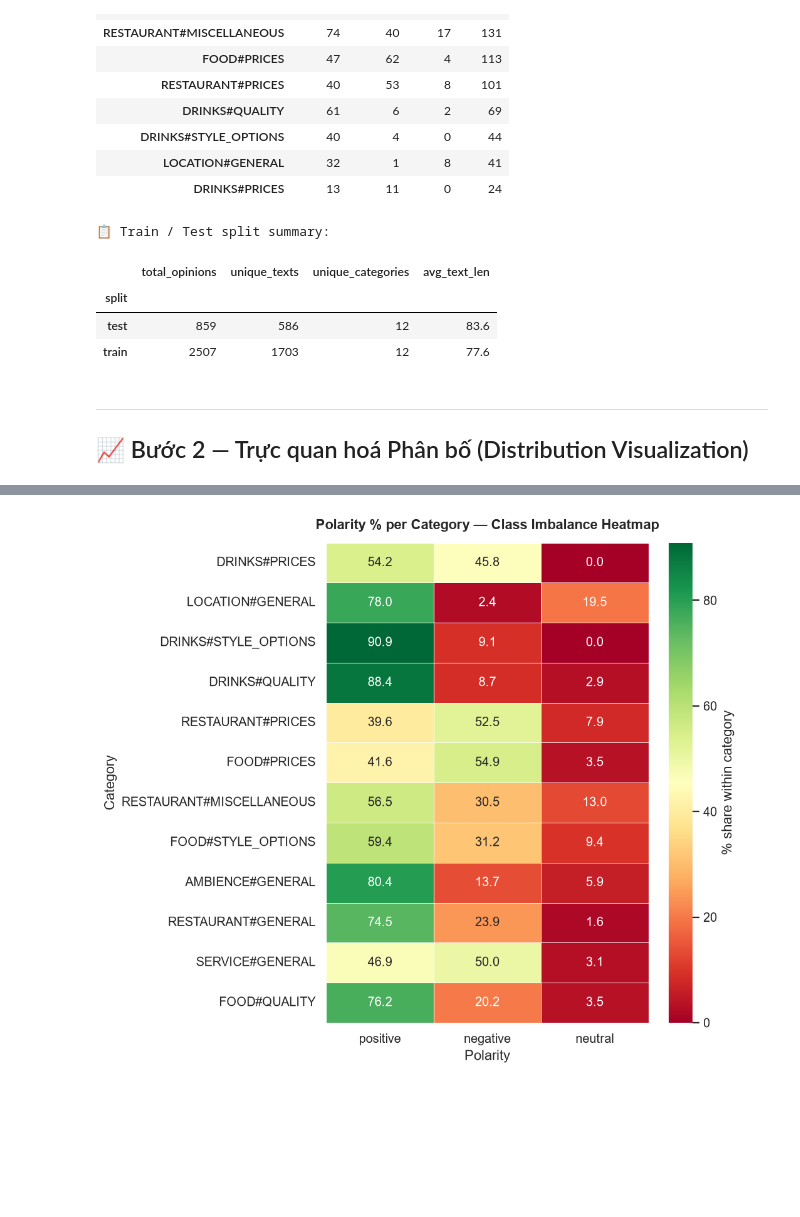
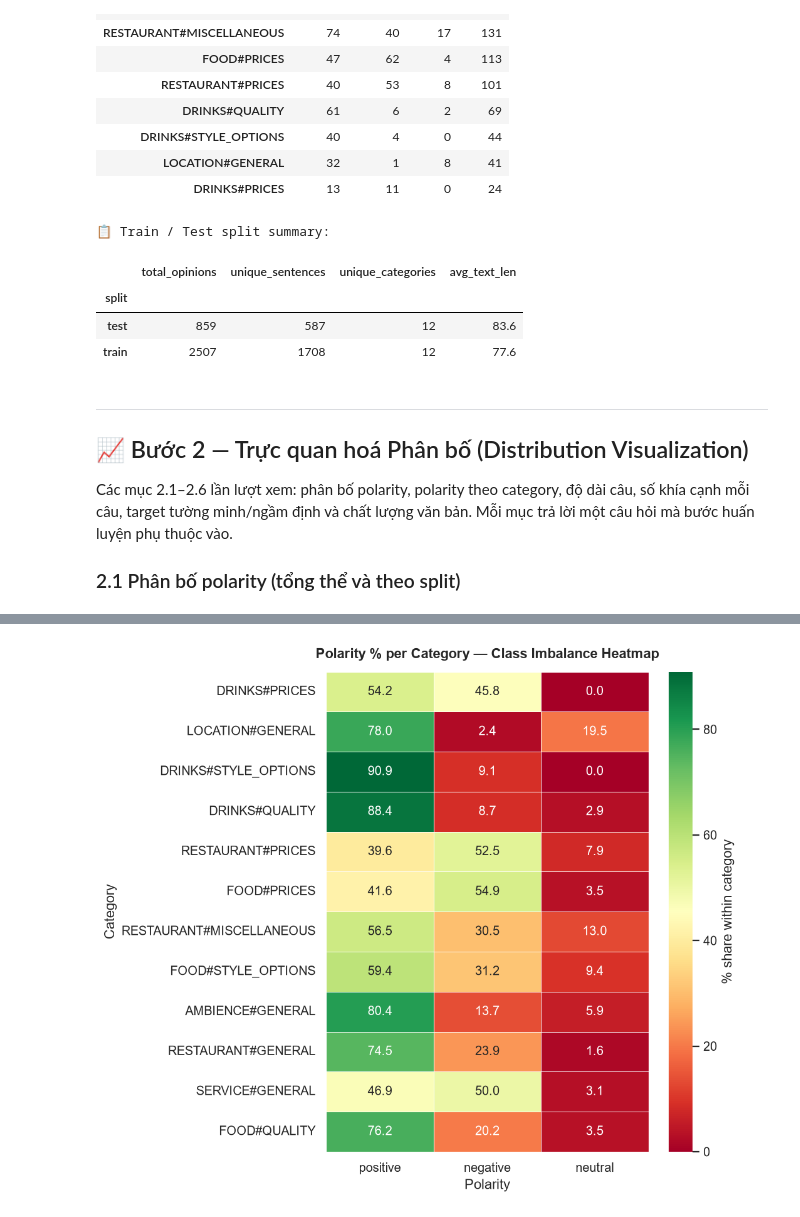
Before and after one commit to TranHoangDatSC/Data-Analysis-Laboratory, a Jupyter notebook: Natural-Language-Processing/Final-Project/notebooks/01_eda_res16.ipynb, the cells around one changed output, grey strips where cells are left out. Saved outputs shown, nothing was run; the diff lists cells and outputs as text; code cells hidden in the pictures; blank space fills up the shorter version.

```diff
--- a/Natural-Language-Processing/Final-Project/notebooks/01_eda_res16.ipynb
+++ b/Natural-Language-Processing/Final-Project/notebooks/01_eda_res16.ipynb
@@ -57,12 +59,13 @@ print(f'Test : {len(df_test_raw):,} opinions · {df_test_raw.rid.nunique()} revi
 Train: 2,507 opinions · 349 reviews · 1,708 câu có nhãn
 Test : 859 opinions · 90 reviews · 587 câu có nhãn
 # %%
-# ── Cell 3: Chuẩn hoá thành flat DataFrame ─────────────────────────────────
+# ── Cell 3: Chuẩn hoá thành flat DataFrame ────────────────────────────────
 def to_flat(raw, split_label):
     out = raw.rename(columns={'sentence': 'text'}).copy()
     out['split'] = split_label
     out['text_len'] = out['text'].str.len()
-    return out[['split', 'rid', 'sid', 'text', 'category', 'polarity', 'target', 'text_len']]
+    out['sent_key'] = split_label + '|' + out['rid'].astype(str) + '|' + out['sid'].astype(str)   # định danh câu = (split, review, câu)
+    return out[['split', 'rid', 'sid', 'sent_key', 'text', 'category', 'polarity', 'target', 'text_len']]
 
 df_train = to_flat(df_train_raw, 'train')
 df_test  = to_flat(df_test_raw,  'test')
@@ -72,6 +75,7 @@ print(f'\n📦 Kết quả sau khi flatten & combine:')
 print(f'   Train opinions : {len(df_train):,}')
 print(f'   Test  opinions : {len(df_test):,}')
 print(f'   TOTAL opinions : {len(df):,}')
+print(f'   TOTAL câu có nhãn (theo sent_key) : {df["sent_key"].nunique():,}')
 # %% [output]
 📦 Kết quả sau khi flatten & combine:
    Train opinions : 2,507
@@ -171,23 +176,28 @@ display(label_freq.style
 | LOCATION#GENERAL | 32 | 1 | 8 | 41 |
 | DRINKS#PRICES | 13 | 11 | 0 | 24 |
 # %%
-# ── Cell 7: Train vs Test split so sánh ─────────────────────────────────────
+# ── Cell 7: So sánh Train / Test ──────────────────────────────────────────
 split_stats = df.groupby('split').agg(
     total_opinions=('text', 'count'),
-    unique_texts=('text', 'nunique'),
+    unique_sentences=('sent_key', 'nunique'),
     unique_categories=('category', 'nunique'),
     avg_text_len=('text_len', 'mean')
 ).round(1)
 
 print('📋 Train / Test split summary:')
 display(split_stats)
 # %% [output]
 📋 Train / Test split summary:
-|  | total_opinions | unique_texts | unique_categories | avg_text_len |
+|  | total_opinions | unique_sentences | unique_categories | avg_text_len |
 | split |  |  |  |  |
-| test | 859 | 586 | 12 | 83.6 |
-| train | 2507 | 1703 | 12 | 77.6 |
+| test | 859 | 587 | 12 | 83.6 |
+| train | 2507 | 1708 | 12 | 77.6 |
-# %% [markdown]
----
-## 📈 Bước 2 — Trực quan hoá Phân bố (Distribution Visualization)
+# %% [markdown]
+---
+## 📈 Bước 2 — Trực quan hoá Phân bố (Distribution Visualization)
+
+Các mục 2.1–2.6 lần lượt xem: phân bố polarity, polarity theo category, độ dài câu, số khía cạnh mỗi câu,
+target tường minh/ngầm định và chất lượng văn bản. Mỗi mục trả lời một câu hỏi mà bước huấn luyện phụ thuộc vào.
+
+### 2.1 Phân bố polarity (tổng thể và theo split)
 # %%
```
Also changed, not shown: parts of 42 cells of this notebook.
